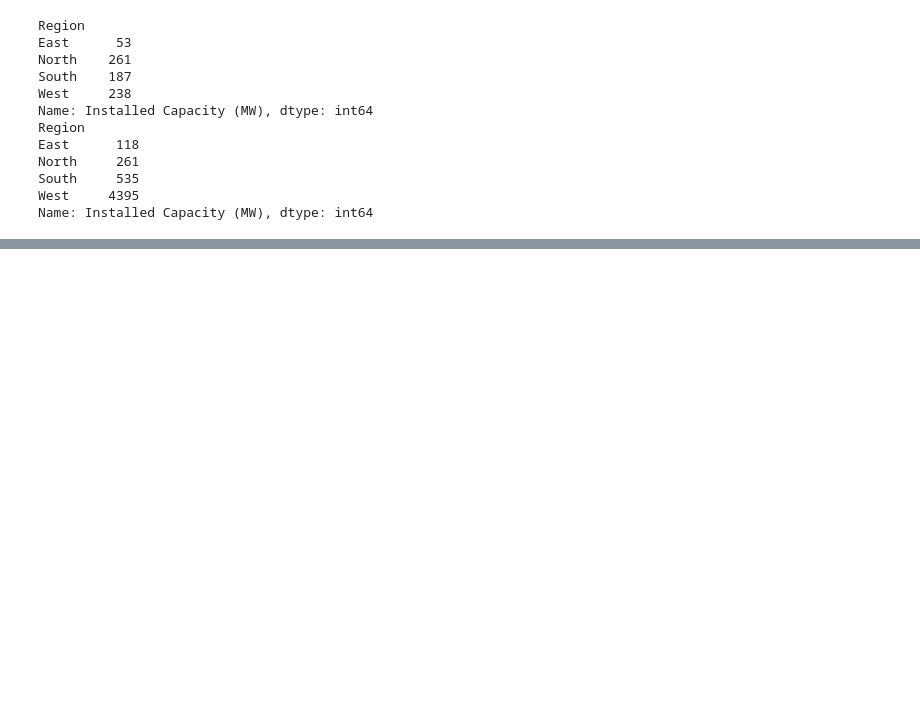
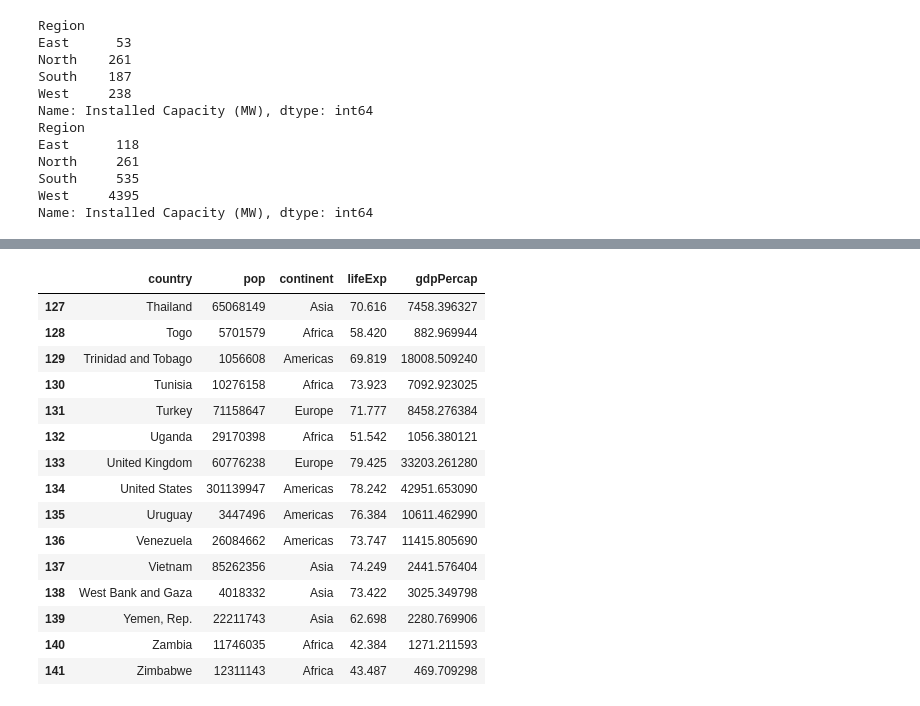
Before and after one commit to sauravdani/CDAC, a Jupyter notebook: Python/Jupyter/Assignment_pandas.ipynb, the cells around one changed output, grey strips where cells are left out. Saved outputs shown, nothing was run; the diff lists cells and outputs as text; code cells hidden in the pictures; blank space fills up the shorter version.

```diff
--- a/Python/Jupyter/Assignment_pandas.ipynb
+++ b/Python/Jupyter/Assignment_pandas.ipynb
@@ -149,0 +236,19 @@ ValueError: 12 columns passed, passed data had 6 columns
+# %%
+df.tail(15)
+# %% [output]
+|  | country | pop | continent | lifeExp | gdpPercap |
+| 127 | Thailand | 65068149 | Asia | 70.616 | 7458.396327 |
+| 128 | Togo | 5701579 | Africa | 58.420 | 882.969944 |
+| 129 | Trinidad and Tobago | 1056608 | Americas | 69.819 | 18008.509240 |
+| 130 | Tunisia | 10276158 | Africa | 73.923 | 7092.923025 |
+| 131 | Turkey | 71158647 | Europe | 71.777 | 8458.276384 |
+| 132 | Uganda | 29170398 | Africa | 51.542 | 1056.380121 |
+| 133 | United Kingdom | 60776238 | Europe | 79.425 | 33203.261280 |
+| 134 | United States | 301139947 | Americas | 78.242 | 42951.653090 |
+| 135 | Uruguay | 3447496 | Americas | 76.384 | 10611.462990 |
+| 136 | Venezuela | 26084662 | Americas | 73.747 | 11415.805690 |
+| 137 | Vietnam | 85262356 | Asia | 74.249 | 2441.576404 |
+| 138 | West Bank and Gaza | 4018332 | Asia | 73.422 | 3025.349798 |
+| 139 | Yemen, Rep. | 22211743 | Asia | 62.698 | 2280.769906 |
+| 140 | Zambia | 11746035 | Africa | 42.384 | 1271.211593 |
+| 141 | Zimbabwe | 12311143 | Africa | 43.487 | 469.709298 |
```
Also changed, not shown: parts of 9 cells of this notebook, 16 other files.
